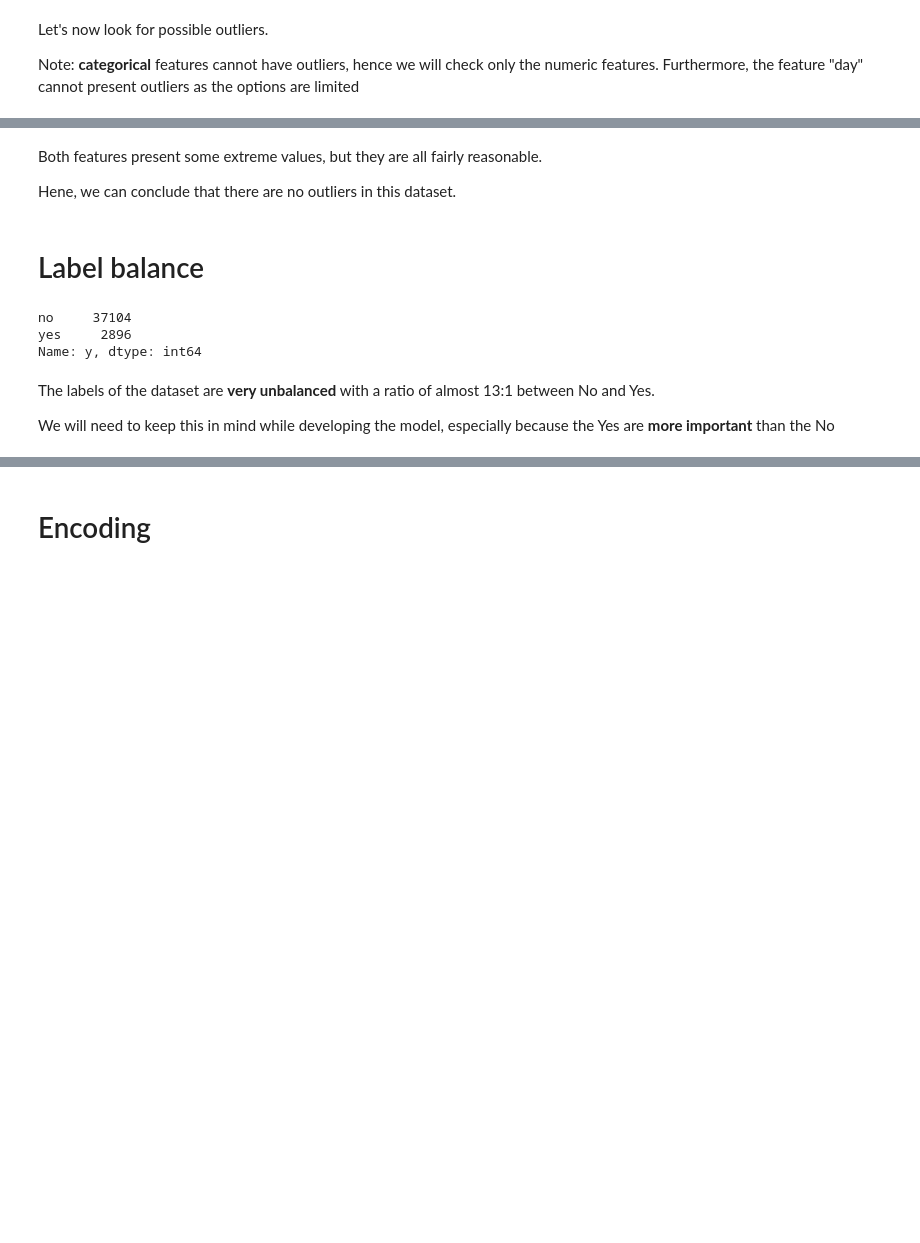
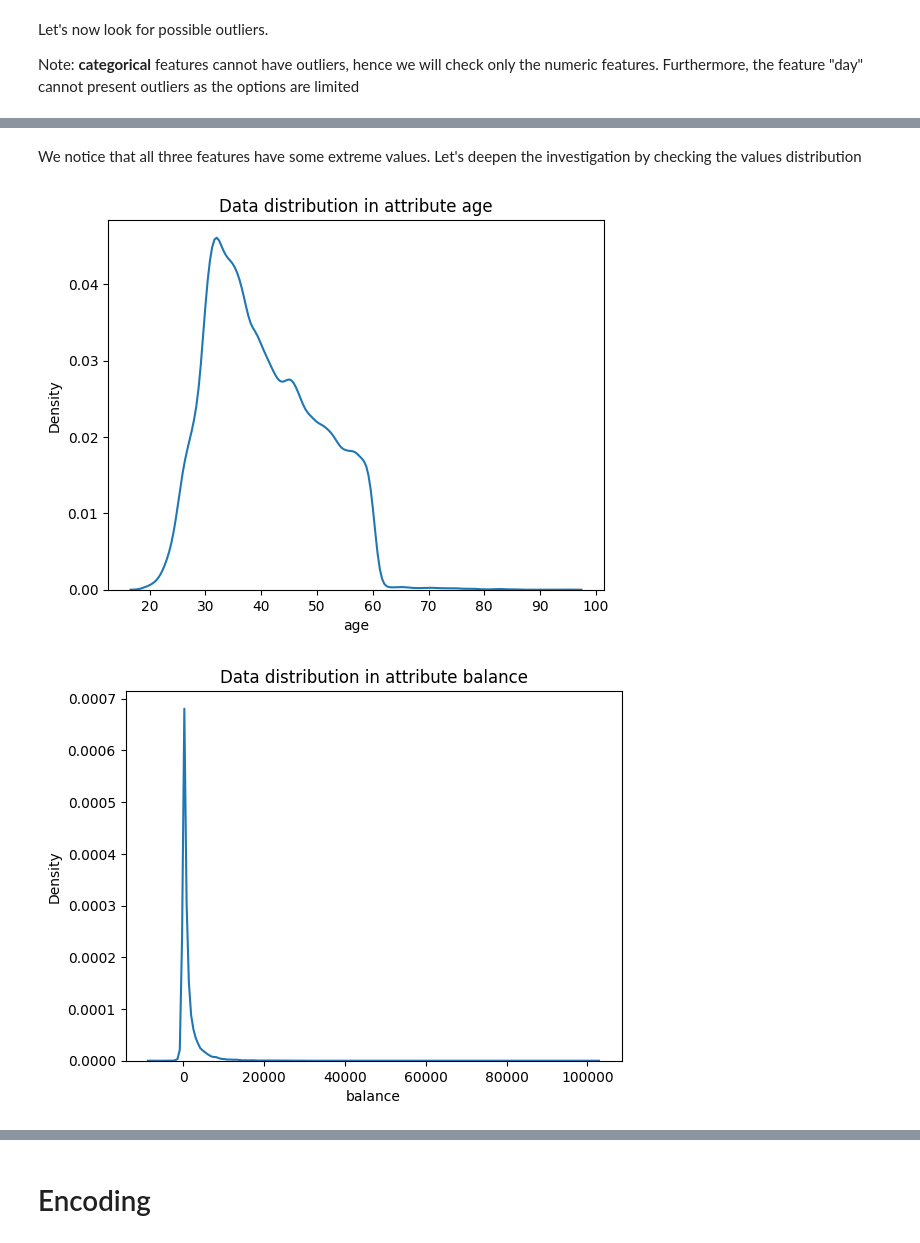
Before and after one commit to Ilvecho/Term-Deposit-Marketing, a Jupyter notebook: P2_notebook.ipynb, the cells around one changed output, grey strips where cells are left out. Saved outputs shown, nothing was run; the diff lists cells and outputs as text; code cells hidden in the pictures; blank space fills up the shorter version.

```diff
--- a/P2_notebook.ipynb
+++ b/P2_notebook.ipynb
@@ -212,16 +162,11 @@ for key in numerical_keys:
-# %% [markdown]
-Both features present some extreme values, but they are all fairly reasonable.
-
-Hene, we can conclude that there are no outliers in this dataset.
-# %% [markdown]
-# Label balance
-# %%
-data['y'].value_counts()
-# %% [output]
-no     37104
-yes     2896
-Name: y, dtype: int64
-# %% [markdown]
-The labels of the dataset are **very unbalanced** with a ratio of almost 13:1 between No and Yes.
-
-We will need to keep this in mind while developing the model, especially because the Yes are **more important** than the No
+# %% [markdown]
+We notice that all three features have some extreme values. Let's deepen the investigation by checking the values distribution
+# %%
+for key in numerical_keys:
+# key = 'age'
+  fig = plt.figure()
+  sns.kdeplot(raw_data.loc[:, key], bw_adjust=0.7).set(title='Data distribution in attribute '+key)
+  plt.show
+# %% [output]
+[figure, added]
+[figure, added]
```
Also changed, not shown: parts of 31 cells of this notebook.
